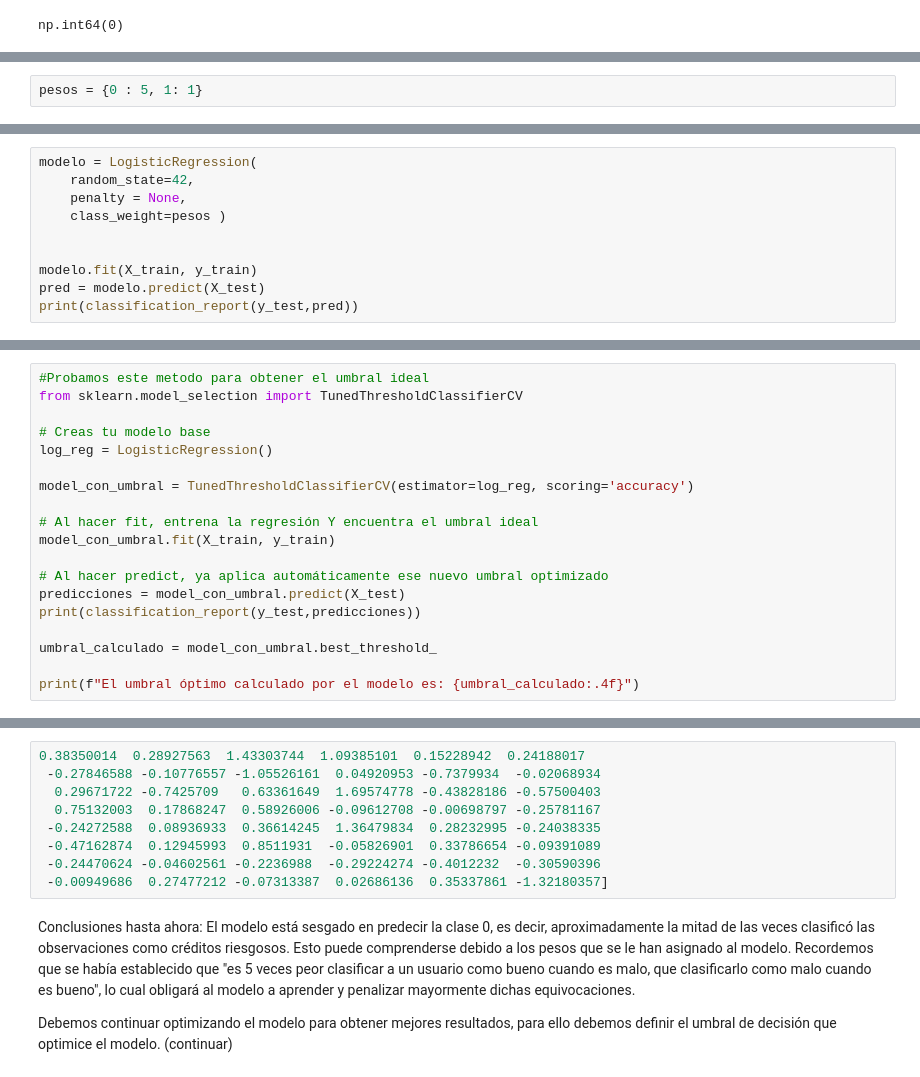
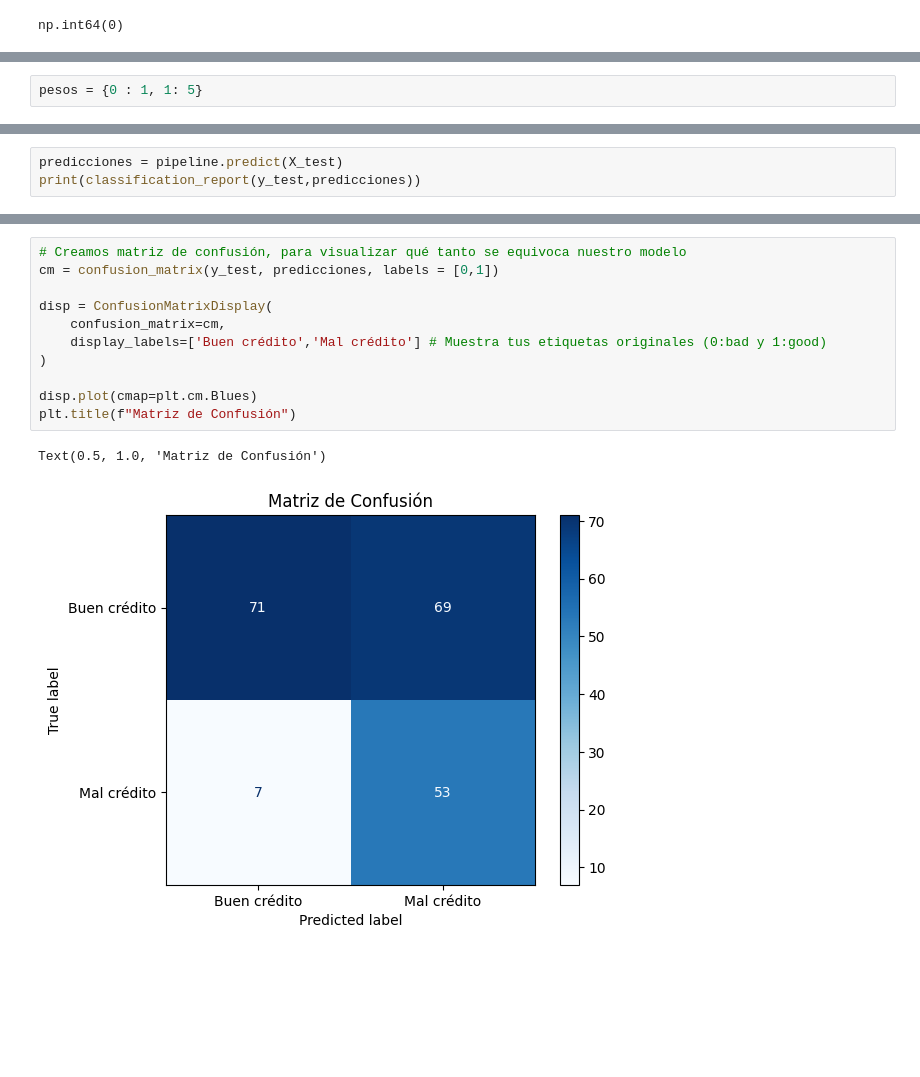
Before and after one commit to camigonzalez-hub/Credit-Risk-Machine-Learning, a Jupyter notebook: Implementacion.ipynb, the cells around one changed output, grey strips where cells are left out. Drawn from its saved outputs; the diff is of its cells as text; blank space fills up the shorter version.

```diff
--- a/Implementacion.ipynb
+++ b/Implementacion.ipynb
@@ -71,2 +109,2 @@ Siguiendo con la condición de : Es 5 veces peor clasificar a un usuario como bu
 # %%
-pesos = {0 : 5, 1: 1}
+pesos = {0 : 1, 1: 5}
@@ -73,13 +139,6 @@ pesos = {0 : 5, 1: 1}
 # %%
-modelo = LogisticRegression(
-    random_state=42,
-    penalty = None,
-    class_weight=pesos )
-
-
-modelo.fit(X_train, y_train)
-pred = modelo.predict(X_test)
-print(classification_report(y_test,pred))
+predicciones = pipeline.predict(X_test)
+print(classification_report(y_test,predicciones))
 # %% [output]
               precision    recall  f1-score   support
 
@@ -134,19 +150,0 @@ Matriz de Confusión Numérica:
-# %%
-#Probamos este metodo para obtener el umbral ideal
-from sklearn.model_selection import TunedThresholdClassifierCV
-
-# Creas tu modelo base
-log_reg = LogisticRegression()
-
-model_con_umbral = TunedThresholdClassifierCV(estimator=log_reg, scoring='accuracy')
-
-# Al hacer fit, entrena la regresión Y encuentra el umbral ideal
-model_con_umbral.fit(X_train, y_train)
-
-# Al hacer predict, ya aplica automáticamente ese nuevo umbral optimizado
-predicciones = model_con_umbral.predict(X_test)
-print(classification_report(y_test,predicciones))
-
-umbral_calculado = model_con_umbral.best_threshold_
-
-print(f"El umbral óptimo calculado por el modelo es: {umbral_calculado:.4f}")
@@ -275,14 +151,14 @@ Coeficientes (ordenados según entraron al clasificador):
-# %%
-0.38350014  0.28927563  1.43303744  1.09385101  0.15228942  0.24188017
- -0.27846588 -0.10776557 -1.05526161  0.04920953 -0.7379934  -0.02068934
-  0.29671722 -0.7425709   0.63361649  1.69574778 -0.43828186 -0.57500403
-  0.75132003  0.17868247  0.58926006 -0.09612708 -0.00698797 -0.25781167
- -0.24272588  0.08936933  0.36614245  1.36479834  0.28232995 -0.24038335
- -0.47162874  0.12945993  0.8511931  -0.05826901  0.33786654 -0.09391089
- -0.24470624 -0.04602561 -0.2236988  -0.29224274 -0.4012232  -0.30590396
- -0.00949686  0.27477212 -0.07313387  0.02686136  0.35337861 -1.32180357]
-# %% [markdown]
-Conclusiones hasta ahora:
-El modelo está sesgado en predecir la clase 0, es decir, aproximadamente la mitad de las veces clasificó las observaciones como créditos riesgosos. Esto puede comprenderse debido a los pesos que se le han asignado al modelo. Recordemos que se había establecido que "es 5 veces peor clasificar a un usuario como bueno cuando es malo, que clasificarlo como malo cuando es bueno", lo cual obligará al modelo a aprender y penalizar mayormente dichas equivocaciones.
-
-Debemos continuar optimizando el modelo para obtener mejores resultados, para ello debemos definir el umbral de decisión que optimice el modelo. (continuar)
+# %%
+# Creamos matriz de confusión, para visualizar qué tanto se equivoca nuestro modelo
+cm = confusion_matrix(y_test, predicciones, labels = [0,1])
+
+disp = ConfusionMatrixDisplay(
+    confusion_matrix=cm,
+    display_labels=['Buen crédito','Mal crédito'] # Muestra tus etiquetas originales (0:bad y 1:good)
+)
+
+disp.plot(cmap=plt.cm.Blues)
+plt.title(f"Matriz de Confusión")
+# %% [output]
+Text(0.5, 1.0, 'Matriz de Confusión')
+[figure, added]
```
Also changed, not shown: parts of 31 cells of this notebook, 1 other file.
